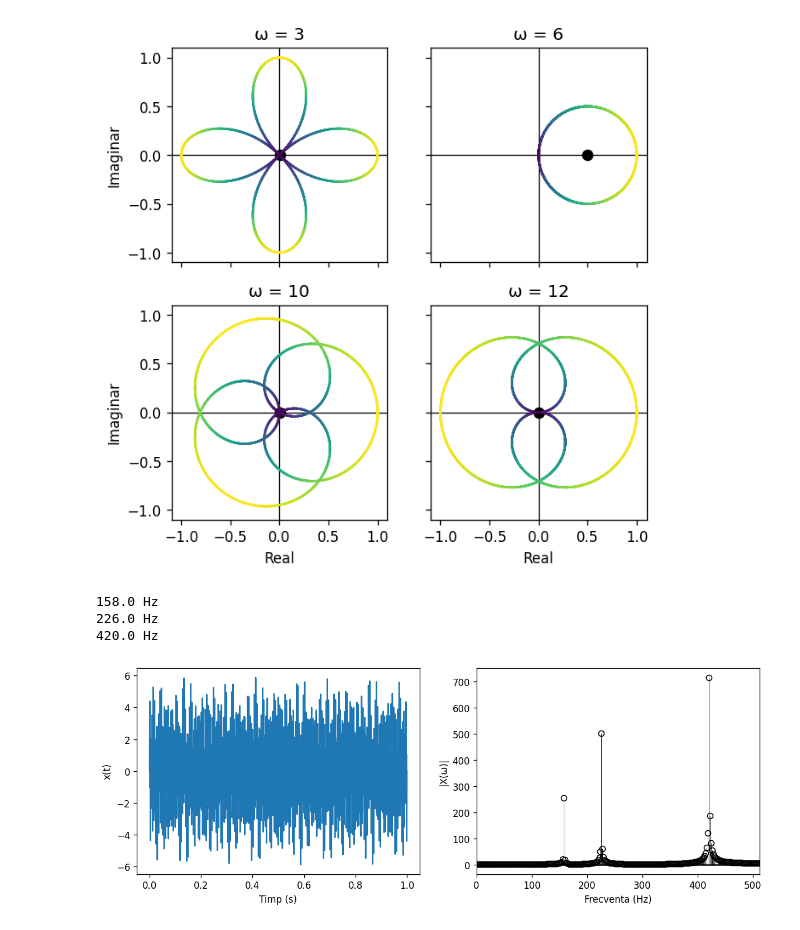
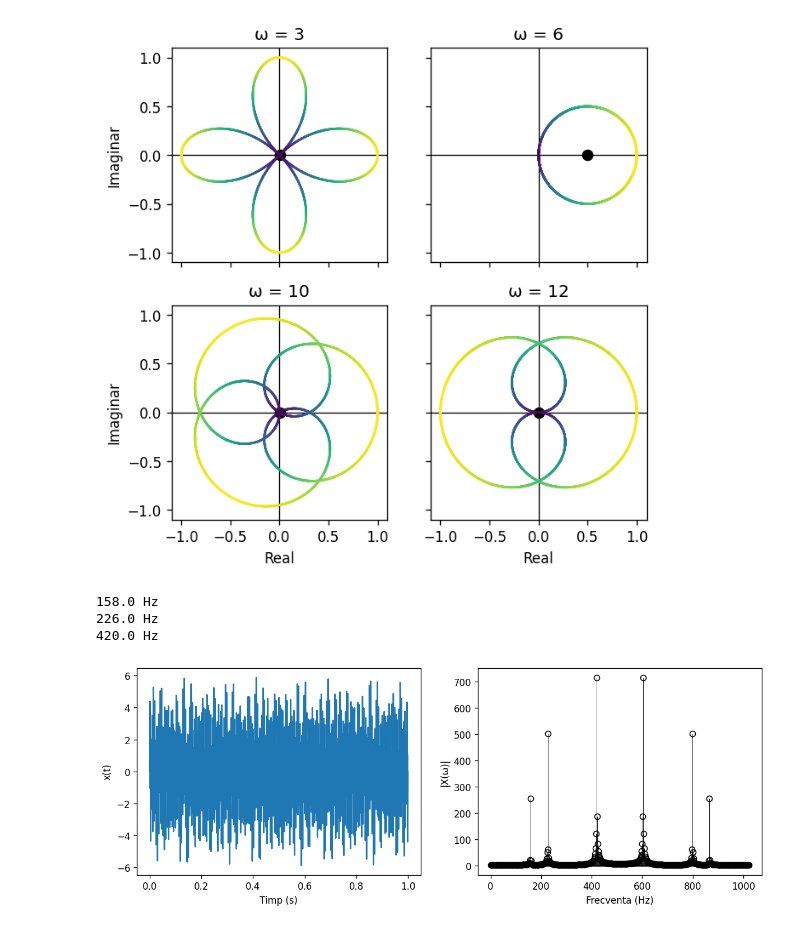
Before and after one commit to lmihaig/facultate, a Jupyter notebook: An4/Sem1/ProcSemn/lab/lab03/lab3.ipynb, the cells around one changed output. Saved outputs shown, nothing was run; the diff lists cells and outputs as text; code cells hidden in the pictures.

```diff
--- a/An4/Sem1/ProcSemn/lab/lab03/lab3.ipynb
+++ b/An4/Sem1/ProcSemn/lab/lab03/lab3.ipynb
@@ -160,32 +160,31 @@ for i in range(3):
 
 semnal_compus = sum(semnal)
 
 X = np.zeros(dft_points, dtype=np.complex_)
 for omega in range(dft_points):
     for n in range(dft_points):
         X[omega] += semnal_compus[n] * np.exp(-2 * np.pi * 1j * omega * n / dft_points)
 
 
 fig, axs = plt.subplots(1, 2, figsize=(12, 4))
 axs[0].plot(t, semnal_compus)
 axs[0].set_xlabel("Timp (s)")
 axs[0].set_ylabel("x(t)")
 
 
 freq = [i * sample_rate / dft_points for i in range(dft_points)]
 markerline, stemlines, baseline = axs[1].stem(
     freq, np.abs(X), linefmt="k-", markerfmt="ko"
 )
 markerline.set_markerfacecolor("none")
 stemlines.set_linewidth(0.5)
 baseline.set_color("k")
 axs[1].set_xlabel("Frecventa (Hz)")
 axs[1].set_ylabel("|X(ω)|")
-axs[1].set_xlim([0, dft_points])
 
 plt.show()
 # %% [output]
 158.0 Hz
 226.0 Hz
 420.0 Hz
-[figure, old version]
+[figure, new version]
```
Also changed, not shown: parts of 1 cell of this notebook, 13 other files.
